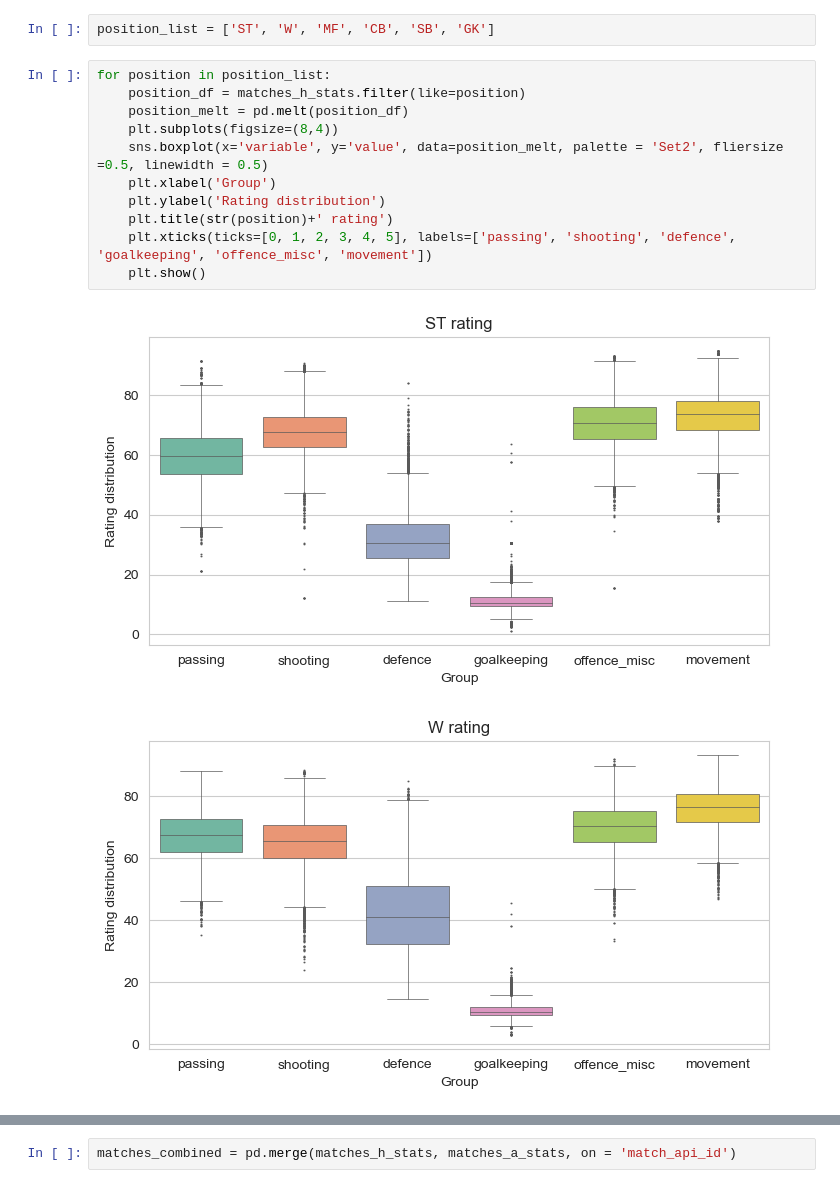
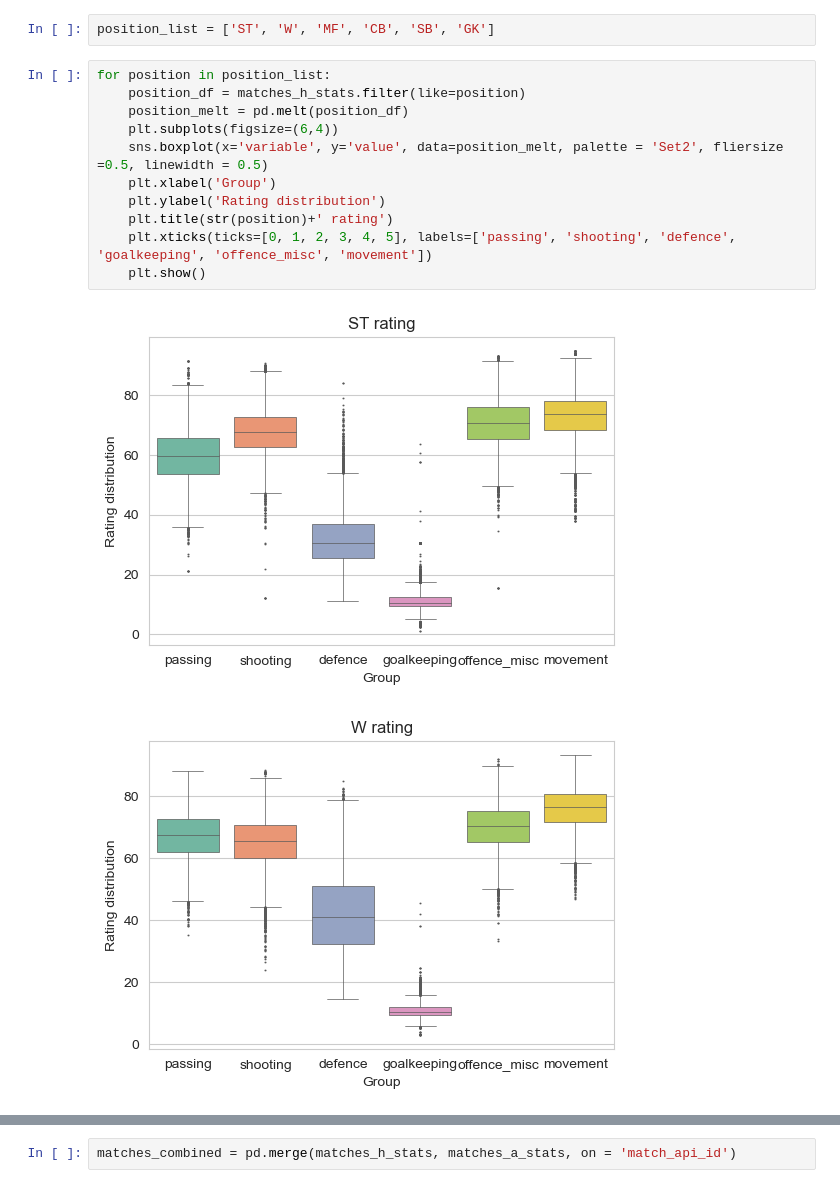
Before and after one commit to lorihe/Springboard-Capstone2---European-Soccer-Data, a Jupyter notebook: Notebook/05_EDA_Adv_Stats.ipynb, the cells around one changed output, grey strips where cells are left out. Cells and saved outputs as stored; diff of their text form.

```diff
--- a/Notebook/05_EDA_Adv_Stats.ipynb
+++ b/Notebook/05_EDA_Adv_Stats.ipynb
@@ -84,14 +84,14 @@ position_list = ['ST', 'W', 'MF', 'CB', 'SB', 'GK']
 # %%
 for position in position_list:
     position_df = matches_h_stats.filter(like=position)
     position_melt = pd.melt(position_df)
-    plt.subplots(figsize=(8,4))
+    plt.subplots(figsize=(6,4))
     sns.boxplot(x='variable', y='value', data=position_melt, palette = 'Set2', fliersize =0.5, linewidth = 0.5)
     plt.xlabel('Group')
     plt.ylabel('Rating distribution')
     plt.title(str(position)+' rating')
     plt.xticks(ticks=[0, 1, 2, 3, 4, 5], labels=['passing', 'shooting', 'defence', 'goalkeeping', 'offence_misc', 'movement'])
     plt.show()
 # %% [output]
-[figure, old version]
+[figure, new version]
-[figure, old version]
+[figure, new version]
```
Also changed, not shown: parts of 4 cells of this notebook, 1 other file.
